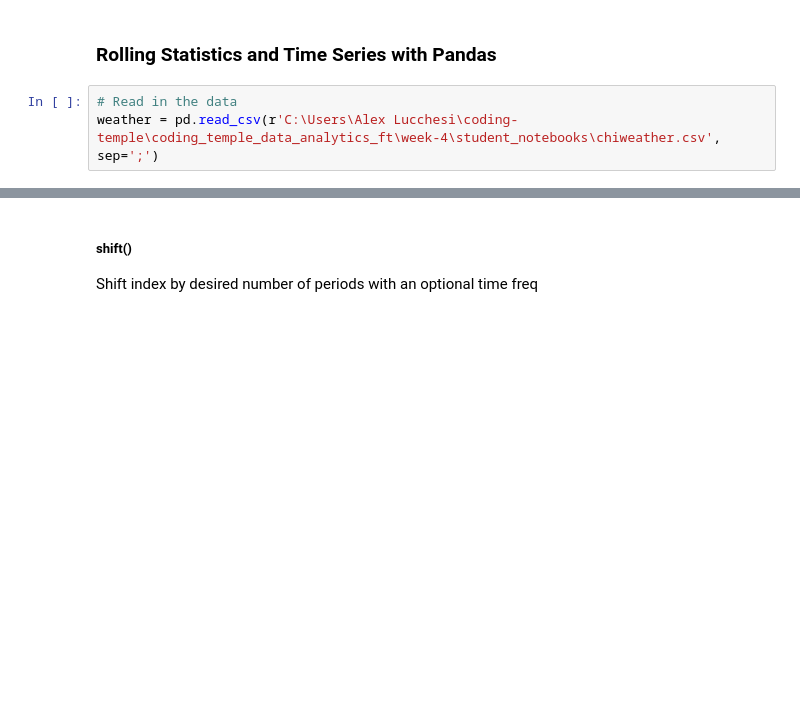
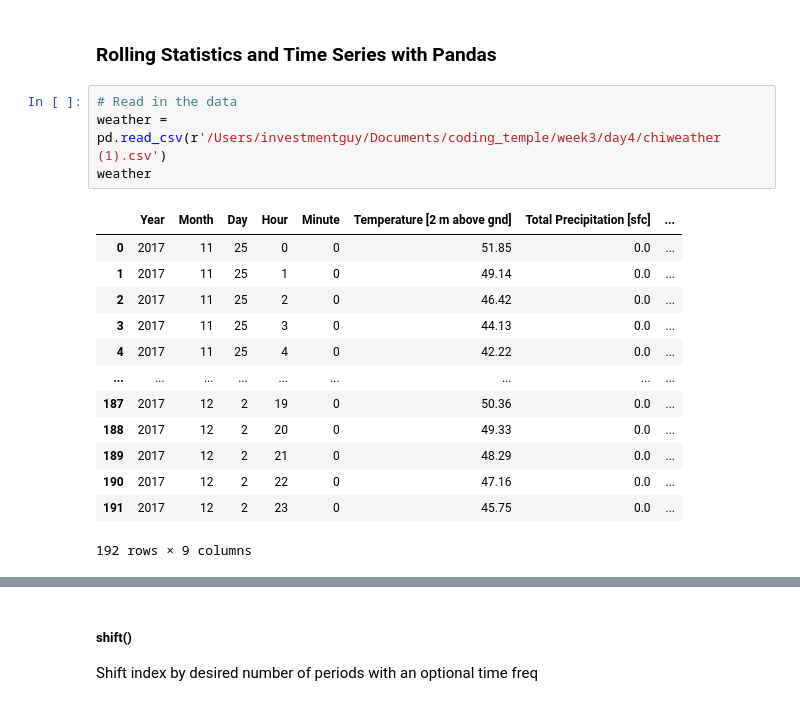
Before and after one commit to DataAnaylst1/coding_temple, a Jupyter notebook: week3/day4/Python II Day 4 Completed.ipynb, the cells around one changed output, grey strips where cells are left out. Saved outputs shown, nothing was run; the diff lists cells and outputs as text; blank space fills up the shorter version.

```diff
--- a/week3/day4/Python II Day 4 Completed.ipynb
+++ b/week3/day4/Python II Day 4 Completed.ipynb
@@ -947,6 +1067,21 @@ print(f"The average age of people that did not answer the survey is equal to: {r
 ### Rolling Statistics and Time Series with Pandas
 # %%
 # Read in the data
-weather = pd.read_csv(r'C:\Users\Alex Lucchesi\coding-temple\coding_temple_data_analytics_ft\week-4\student_notebooks\chiweather.csv', sep=';')
+weather = pd.read_csv(r'/Users/investmentguy/Documents/coding_temple/week3/day4/chiweather (1).csv')
+weather
+# %% [output]
+|  | Year | Month | Day | Hour | Minute | Temperature [2 m above gnd] | Total Precipitation [sfc] | ... |
+| 0 | 2017 | 11 | 25 | 0 | 0 | 51.85 | 0.0 | ... |
+| 1 | 2017 | 11 | 25 | 1 | 0 | 49.14 | 0.0 | ... |
+| 2 | 2017 | 11 | 25 | 2 | 0 | 46.42 | 0.0 | ... |
+| 3 | 2017 | 11 | 25 | 3 | 0 | 44.13 | 0.0 | ... |
+| 4 | 2017 | 11 | 25 | 4 | 0 | 42.22 | 0.0 | ... |
+| ... | ... | ... | ... | ... | ... | ... | ... | ... |
+| 187 | 2017 | 12 | 2 | 19 | 0 | 50.36 | 0.0 | ... |
+| 188 | 2017 | 12 | 2 | 20 | 0 | 49.33 | 0.0 | ... |
+| 189 | 2017 | 12 | 2 | 21 | 0 | 48.29 | 0.0 | ... |
+| 190 | 2017 | 12 | 2 | 22 | 0 | 47.16 | 0.0 | ... |
+| 191 | 2017 | 12 | 2 | 23 | 0 | 45.75 | 0.0 | ... |
+192 rows × 9 columns
 # %%
 weather.head(10)
```
Also changed, not shown: parts of 16 cells of this notebook, 6 other files.
